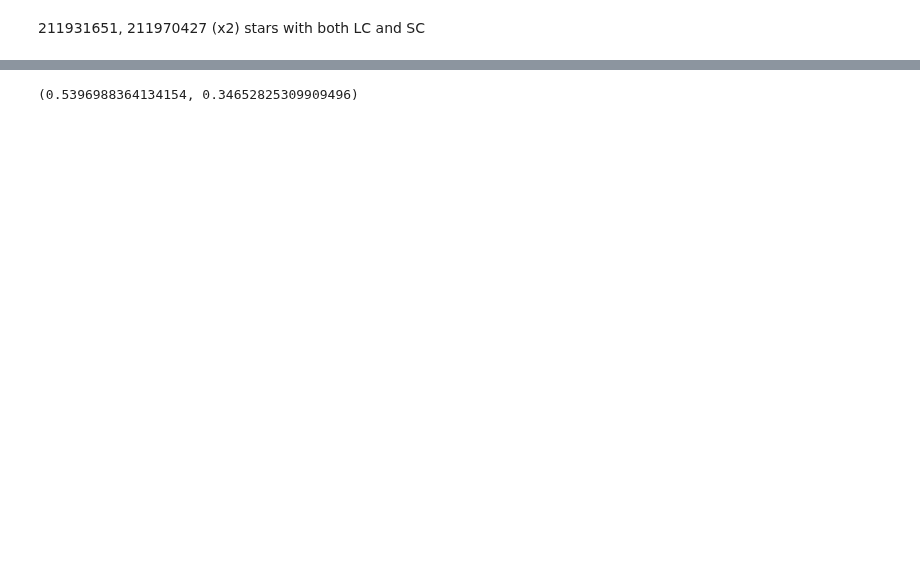
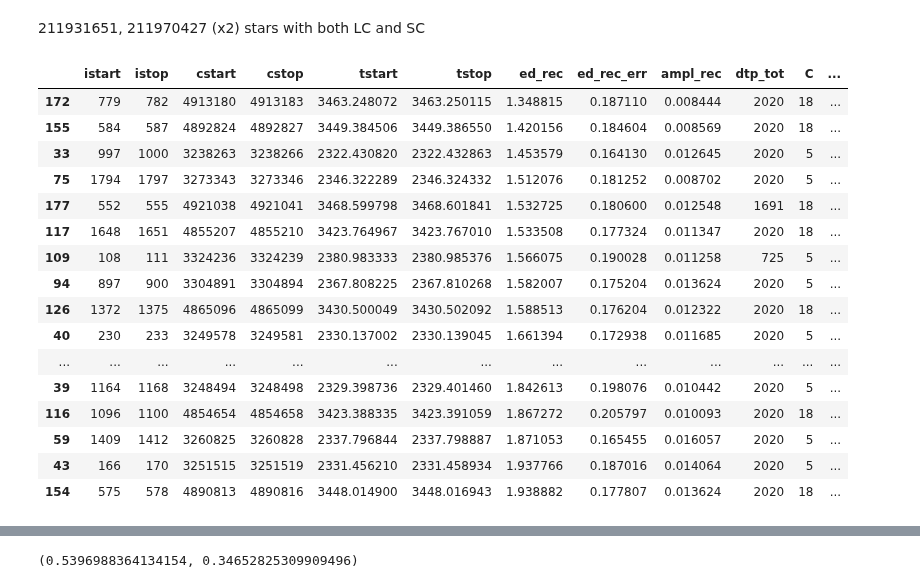
Before and after one commit to ekaterinailin/flares-in-clusters-with-k2-ii, a Jupyter notebook: VettingFlares/Compare_FFDs_LC_SC.ipynb, the cells around one changed output, grey strips where cells are left out. Saved outputs shown, nothing was run; the diff lists cells and outputs as text; code cells hidden in the pictures; blank space fills up the shorter version.

```diff
--- a/VettingFlares/Compare_FFDs_LC_SC.ipynb
+++ b/VettingFlares/Compare_FFDs_LC_SC.ipynb
@@ -24,3 +28,23 @@ dfsc =pd.read_csv("../k2scoc/results/tables/SC_flares.csv")
 # %%
 sdf = df[(df.EPIC==EPIC) & (df.real==1)]
 sdfsc = dfsc[(dfsc.EPIC==EPIC)]
+# %%
+sdfsc.sort_values(by="ed_rec").head(20)
+# %% [output]
+|  | istart | istop | cstart | cstop | tstart | tstop | ed_rec | ed_rec_err | ampl_rec | dtp_tot | C | ... |
+| 172 | 779 | 782 | 4913180 | 4913183 | 3463.248072 | 3463.250115 | 1.348815 | 0.187110 | 0.008444 | 2020 | 18 | ... |
+| 155 | 584 | 587 | 4892824 | 4892827 | 3449.384506 | 3449.386550 | 1.420156 | 0.184604 | 0.008569 | 2020 | 18 | ... |
+| 33 | 997 | 1000 | 3238263 | 3238266 | 2322.430820 | 2322.432863 | 1.453579 | 0.164130 | 0.012645 | 2020 | 5 | ... |
+| 75 | 1794 | 1797 | 3273343 | 3273346 | 2346.322289 | 2346.324332 | 1.512076 | 0.181252 | 0.008702 | 2020 | 5 | ... |
+| 177 | 552 | 555 | 4921038 | 4921041 | 3468.599798 | 3468.601841 | 1.532725 | 0.180600 | 0.012548 | 1691 | 18 | ... |
+| 117 | 1648 | 1651 | 4855207 | 4855210 | 3423.764967 | 3423.767010 | 1.533508 | 0.177324 | 0.011347 | 2020 | 18 | ... |
+| 109 | 108 | 111 | 3324236 | 3324239 | 2380.983333 | 2380.985376 | 1.566075 | 0.190028 | 0.011258 | 725 | 5 | ... |
+| 94 | 897 | 900 | 3304891 | 3304894 | 2367.808225 | 2367.810268 | 1.582007 | 0.175204 | 0.013624 | 2020 | 5 | ... |
+| 126 | 1372 | 1375 | 4865096 | 4865099 | 3430.500049 | 3430.502092 | 1.588513 | 0.176204 | 0.012322 | 2020 | 18 | ... |
+| 40 | 230 | 233 | 3249578 | 3249581 | 2330.137002 | 2330.139045 | 1.661394 | 0.172938 | 0.011685 | 2020 | 5 | ... |
+| ... | ... | ... | ... | ... | ... | ... | ... | ... | ... | ... | ... | ... |
+| 39 | 1164 | 1168 | 3248494 | 3248498 | 2329.398736 | 2329.401460 | 1.842613 | 0.198076 | 0.010442 | 2020 | 5 | ... |
+| 116 | 1096 | 1100 | 4854654 | 4854658 | 3423.388335 | 3423.391059 | 1.867272 | 0.205797 | 0.010093 | 2020 | 18 | ... |
+| 59 | 1409 | 1412 | 3260825 | 3260828 | 2337.796844 | 2337.798887 | 1.871053 | 0.165455 | 0.016057 | 2020 | 5 | ... |
+| 43 | 166 | 170 | 3251515 | 3251519 | 2331.456210 | 2331.458934 | 1.937766 | 0.187016 | 0.014064 | 2020 | 5 | ... |
+| 154 | 575 | 578 | 4890813 | 4890816 | 3448.014900 | 3448.016943 | 1.938882 | 0.177807 | 0.013624 | 2020 | 18 | ... |
```
Also changed, not shown: parts of 22 cells of this notebook.
